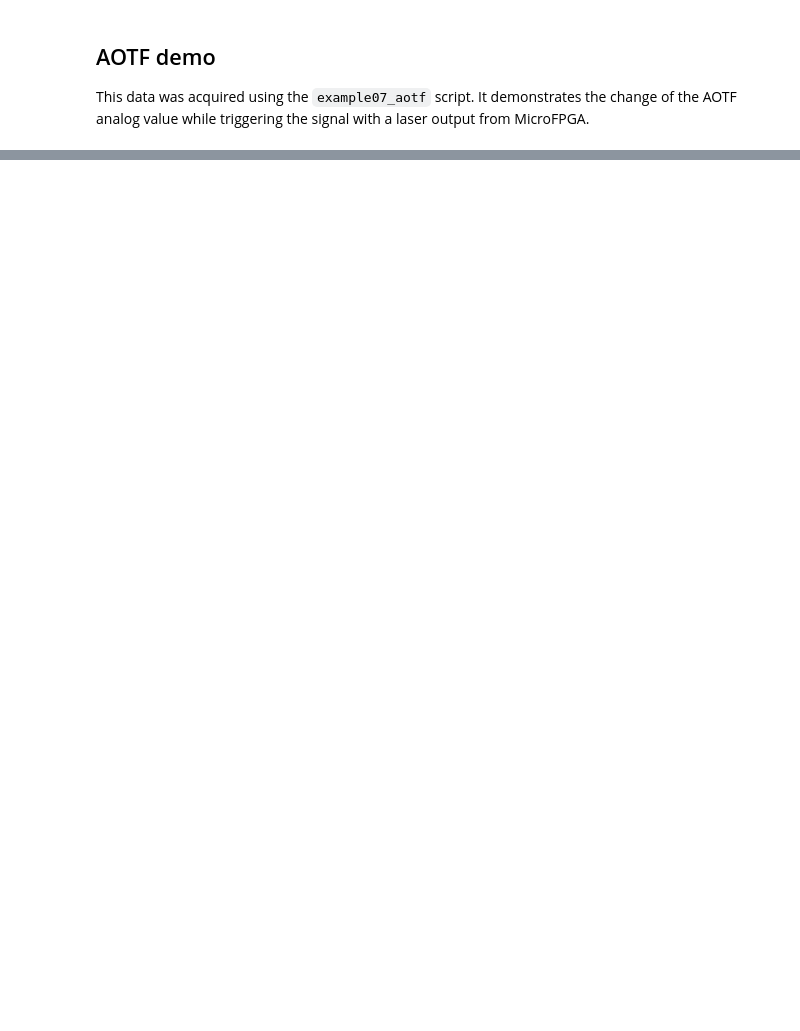
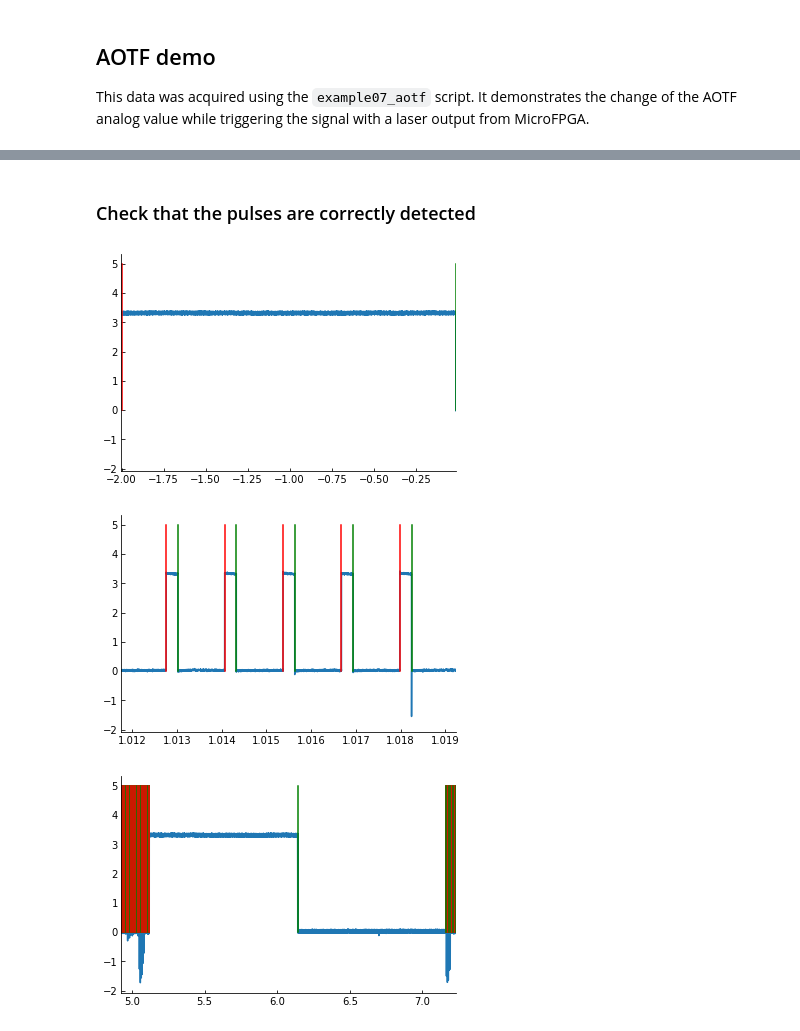
Before and after one commit to mufpga/analysis, a Jupyter notebook: 6_aotf.ipynb, the cells around one changed output, grey strips where cells are left out. Cells and saved outputs as stored; diff of their text form; code cells hidden in the pictures; blank space fills up the shorter version.

```diff
--- a/6_aotf.ipynb
+++ b/6_aotf.ipynb
@@ -313,0 +331,25 @@ plt.hist(lst_pulses, bins = 50)
+# %% [markdown]
+### Check that the pulses are correctly detected
+# %%
+def plot_some_pulses(ref, starts, ends, lst_ind):
+    min_ind = np.min(lst_ind)
+    max_ind = np.max(lst_ind)
+
+    plt.figure()
+    plt.plot(ref[:, 0], ref[:, 1])
+    for i in lst_ind:
+        plt.plot([starts[i], starts[i]], [0, 5], 'r')
+        plt.plot([ends[i], ends[i]], [0, 5], 'g')
+
+    plt.xlim(starts[min_ind]-0.001, ends[max_ind]+0.001)
+    plt.show()
+
+
+# plot some pulses to check that we detect them correctly
+plot_some_pulses(pwm, lst_starts, lst_ends, [0])
+plot_some_pulses(pwm, lst_starts, lst_ends, [i for i in range(1, 6)])
+plot_some_pulses(pwm, lst_starts, lst_ends, [i for i in range(3000, 3200)])
+# %% [output]
+[figure, added]
+[figure, added]
+[figure, added]
```
Also changed, not shown: parts of 13 cells of this notebook.
